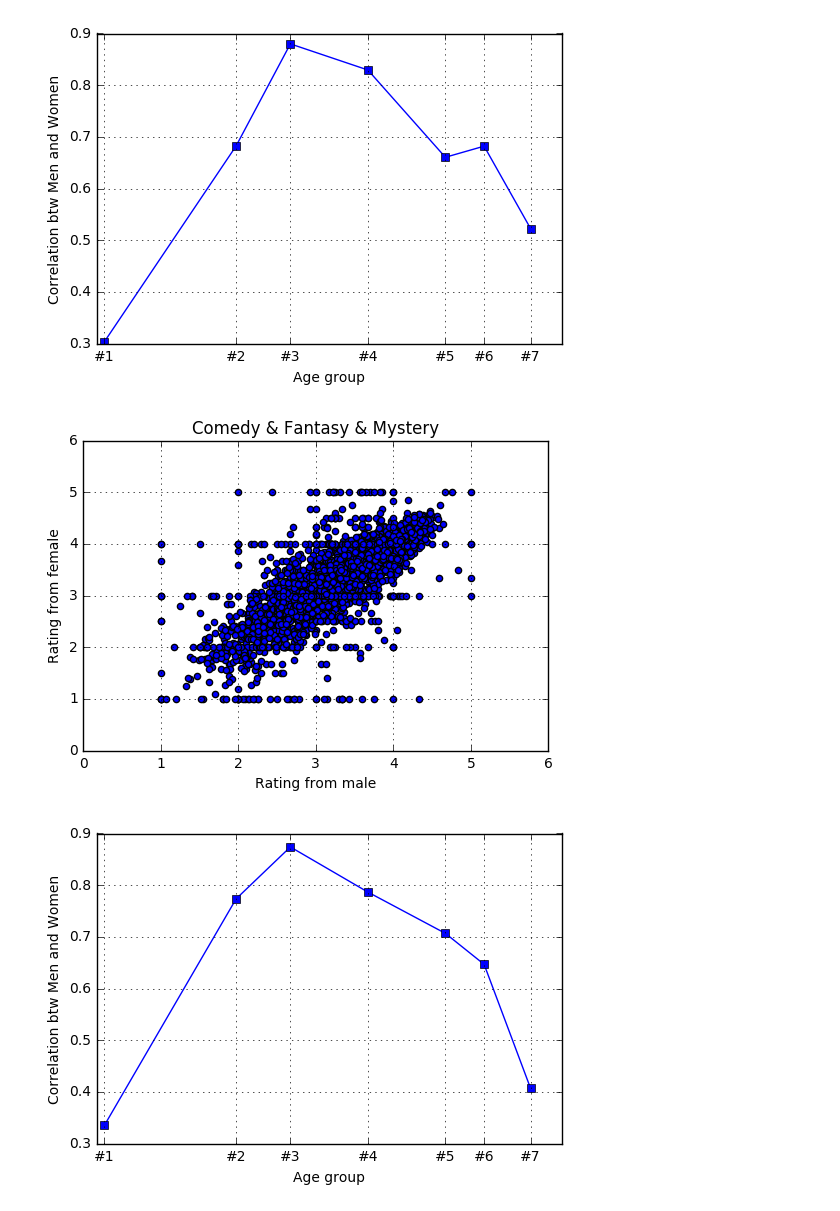
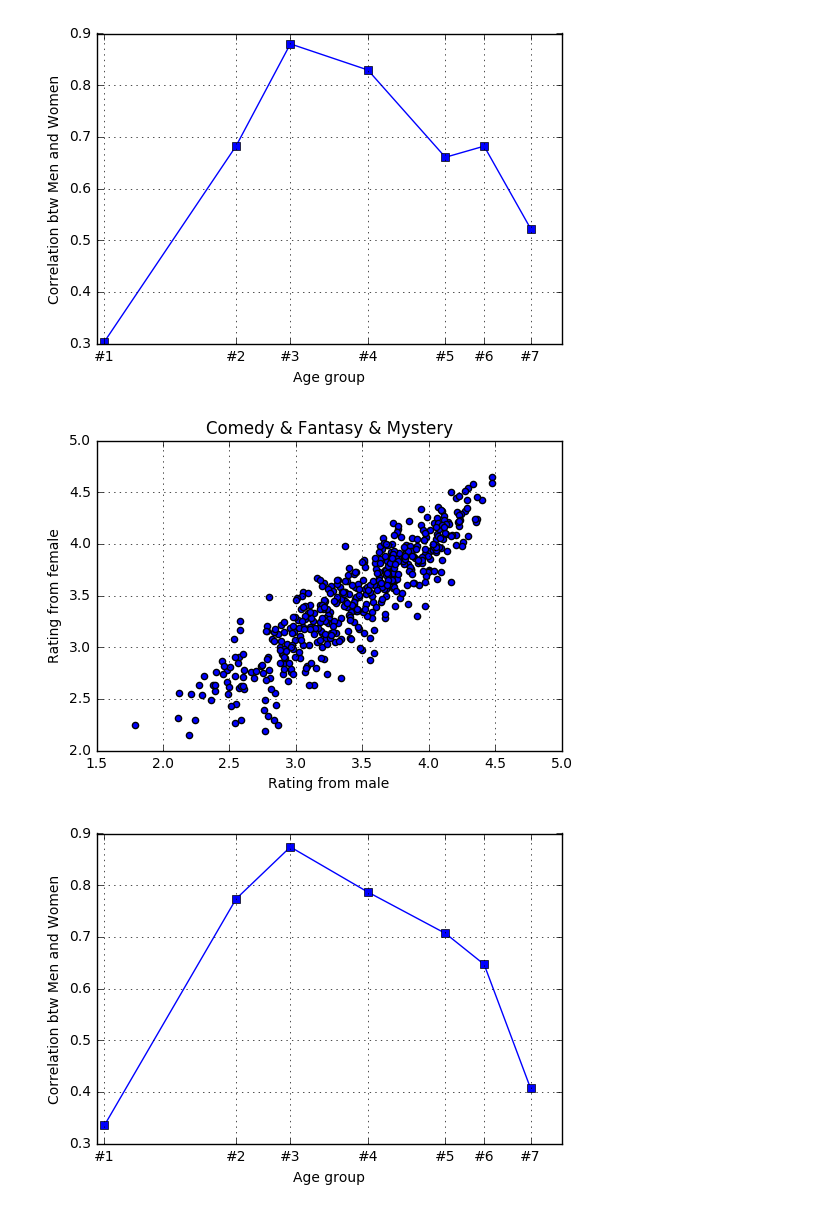
Before and after one commit to GuanxiongLiu/DS501, a Jupyter notebook: CaseStudy2/CaseStudy2.ipynb, the cells around one changed output. Cells and saved outputs as stored; diff of their text form; code cells hidden in the pictures.

```diff
--- a/CaseStudy2/CaseStudy2.ipynb
+++ b/CaseStudy2/CaseStudy2.ipynb
@@ -517,19 +514,17 @@ plt.show()
 [figure]
 # %%
 # group 3
-# Drama
-group_res = movie_3.groupby(['MovieID'], as_index=False)
-group_res = group_res['Rating'].agg('count')
-table = df.pivot_table('Rating', index='MovieID', columns='Gender', aggfunc='mean')
+# Comedy & Fantasy & Mystery
+table = movie_3.pivot_table('Rating', index='MovieID', columns='Gender', aggfunc='mean')
 
 plt.scatter(table['M'], table['F'])
 plt.xlabel('Rating from male')
 plt.ylabel('Rating from female')
 plt.title('Comedy & Fantasy & Mystery')
 plt.grid(True)
 plt.show()
 # %% [output]
-[figure, old version]
+[figure, new version]
 # %%
 ages = df['Age'].unique().tolist()
 ages.sort()
```
Also changed, not shown: parts of 4 cells of this notebook.
